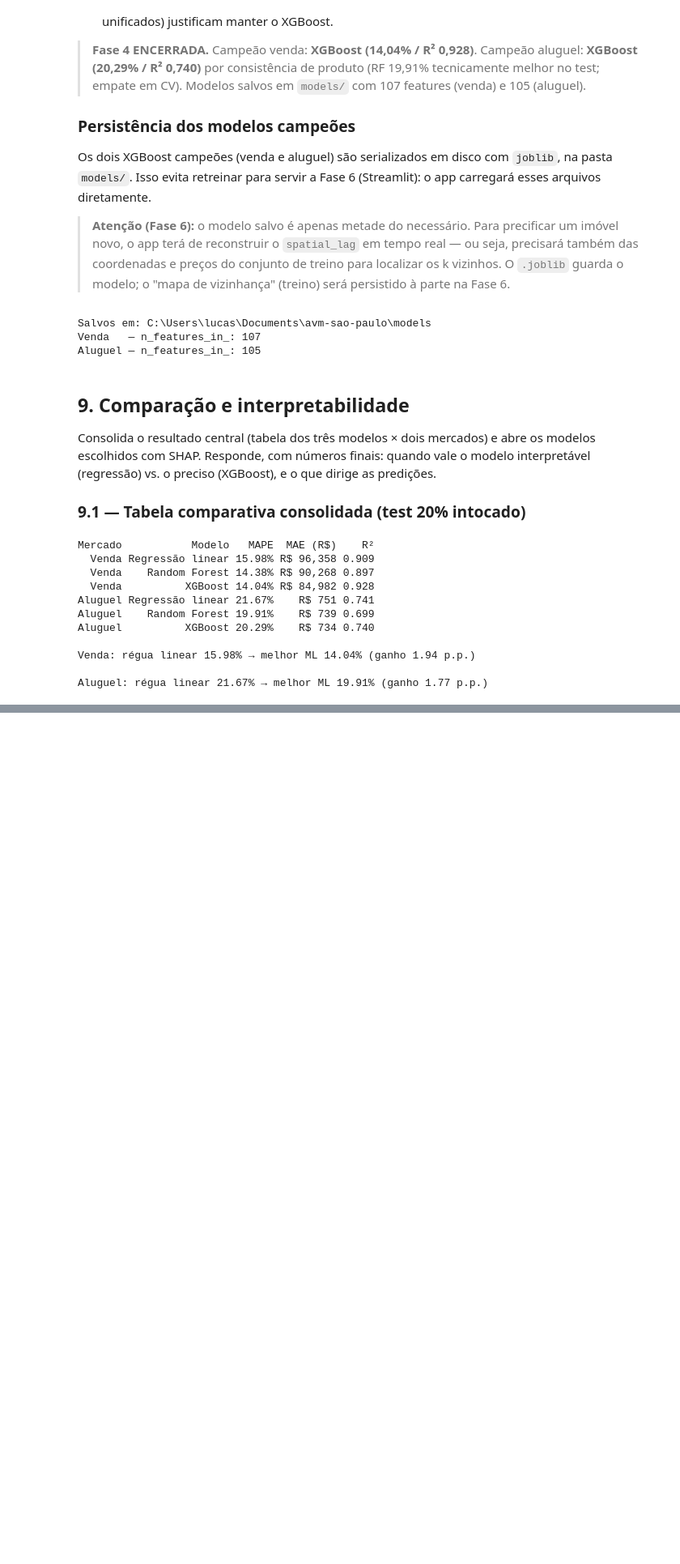
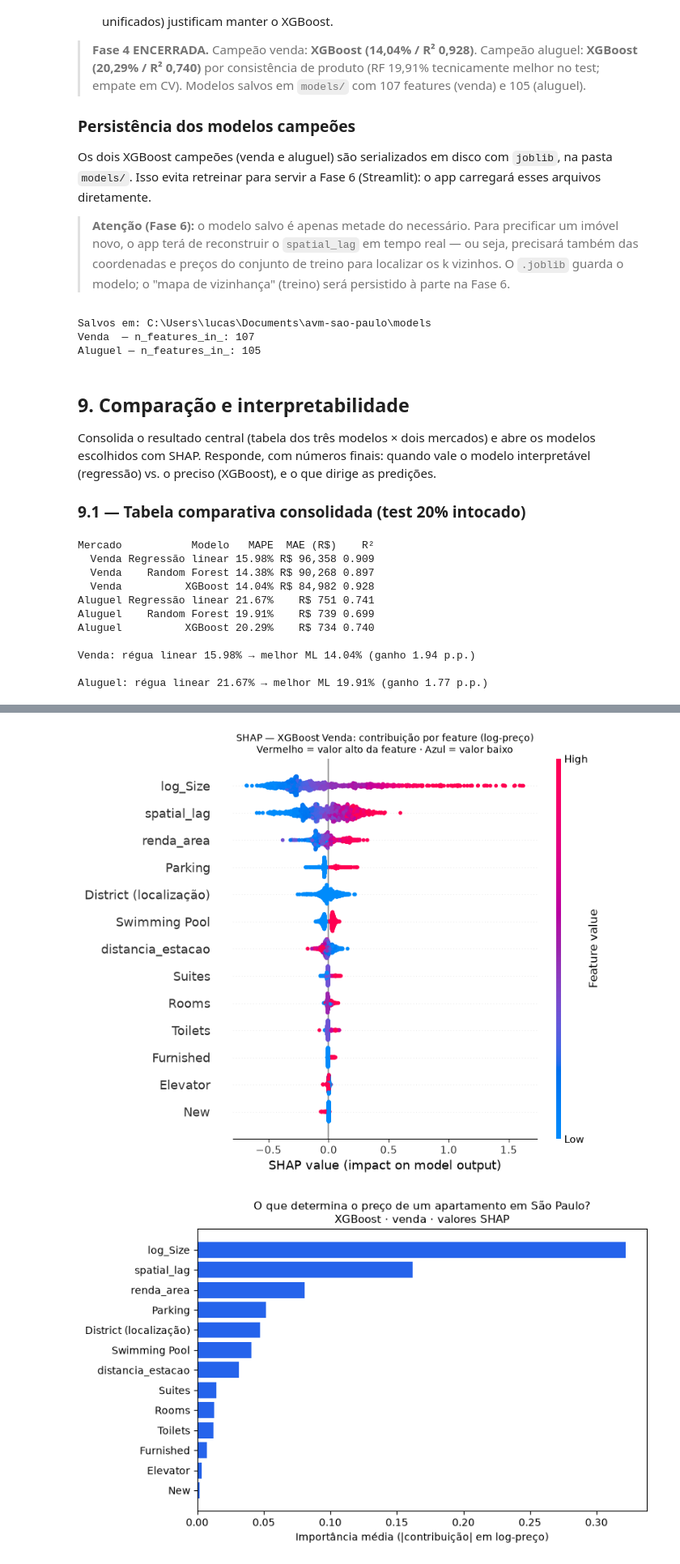
Before and after one commit to lDelmondes/avm-sao-paulo, a Jupyter notebook: 03_modelagem.ipynb, the cells around one changed output, grey strips where cells are left out. Shown at 81% size. Saved outputs shown, nothing was run; the diff lists cells and outputs as text; code cells hidden in the pictures; blank space fills up the shorter version.

Commit message:
Adiciona gráficos SHAP

```diff
--- a/03_modelagem.ipynb
+++ b/03_modelagem.ipynb
@@ -1968,0 +2102,41 @@ Aluguel: régua linear 21.67% → melhor ML 19.91% (ganho 1.77 p.p.)
+# %%
+import shap
+import numpy as np
+import matplotlib.pyplot as plt
+
+# Matriz de FEATURES agregada (para colorir o beeswarm), espelhando shap_agg
+X_vals_outras = X_shap_v.iloc[:, idx_outras].values
+# District: usa a soma das dummies como "valor" (sempre ~1, cor neutra) — o que importa
+# é a posição X (contribuição), não a cor, já que District agregado não tem escala única
+X_district_proxy = X_shap_v.iloc[:, idx_district].values.sum(axis=1, keepdims=True)
+X_vals_agg = np.hstack([X_vals_outras, X_district_proxy])
+
+# ===== BEESWARM (técnico) =====
+shap.summary_plot(
+    shap_agg, X_vals_agg,
+    feature_names=nomes_agg,
+    plot_type="dot",          # beeswarm
+    show=False,
+    max_display=13,           # mostra todas as 13 features agregadas
+)
+plt.title("SHAP — XGBoost Venda: contribuição por feature (log-preço)\n"
+          "Vermelho = valor alto da feature · Azul = valor baixo", fontsize=10)
+plt.tight_layout()
+plt.savefig("outputs/shap_beeswarm_venda.png", dpi=150, bbox_inches="tight")
+plt.show()
+
+# ===== BAR PLOT (comunicação) =====
+ordem = np.argsort(importancia)[::-1]
+fig, ax = plt.subplots(figsize=(8, 5))
+ax.barh([nomes_agg[i] for i in ordem][::-1],
+        [importancia[i] for i in ordem][::-1],
+        color="#2563eb")
+ax.set_xlabel("Importância média (|contribuição| em log-preço)")
+ax.set_title("O que determina o preço de um apartamento em São Paulo?\n"
+             "XGBoost · venda · valores SHAP", fontsize=11)
+plt.tight_layout()
+plt.savefig("outputs/shap_bar_venda.png", dpi=150, bbox_inches="tight")
+plt.show()
+# %% [output]
+[figure, added]
+[figure, added]
```
Also changed, not shown: parts of 6 cells of this notebook, 2 other files.
